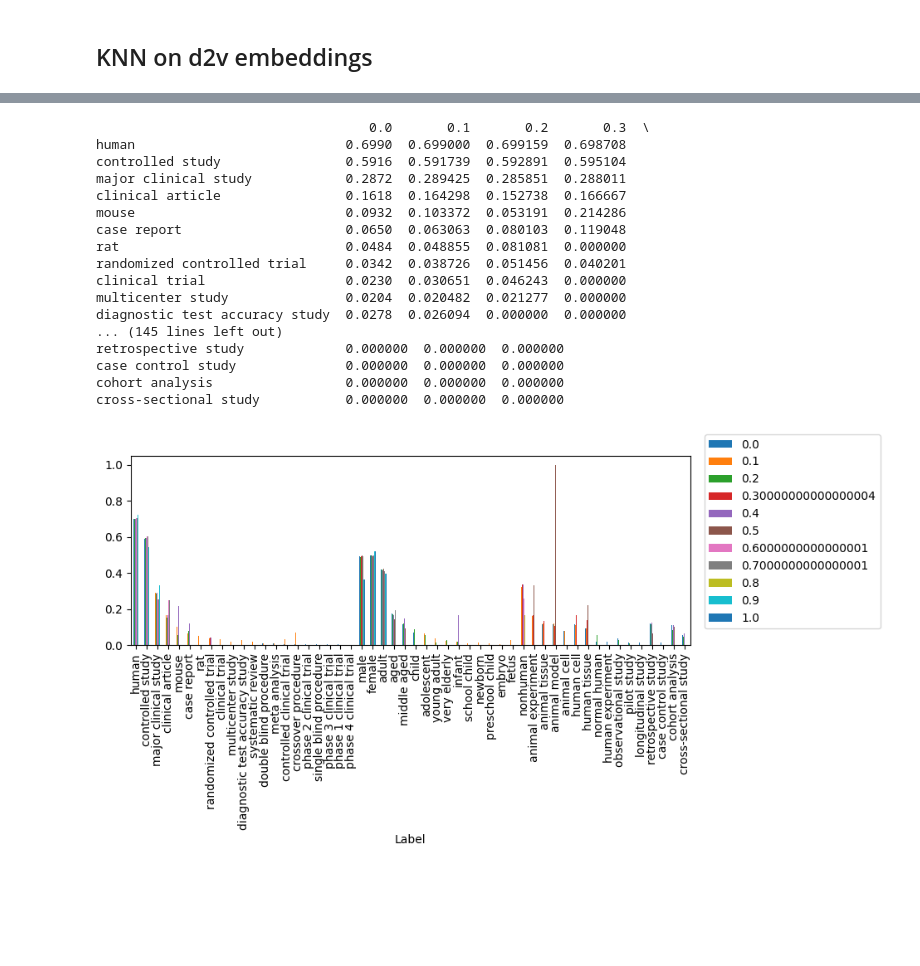
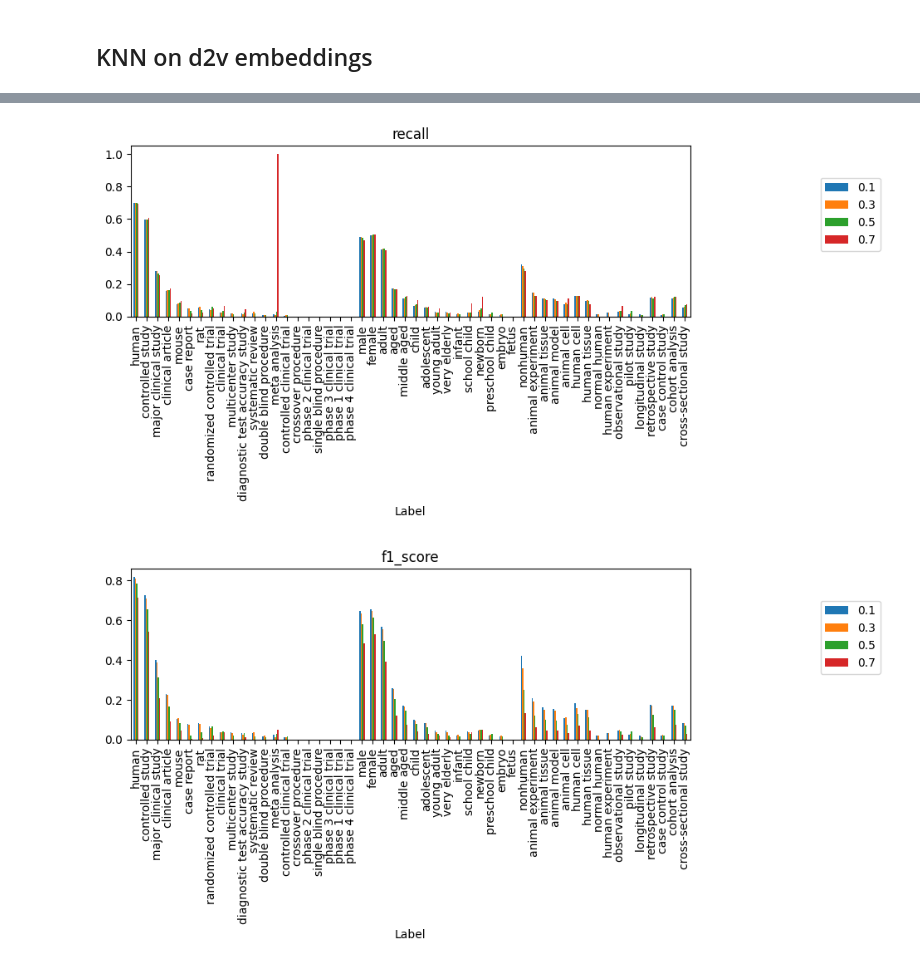
Before and after one commit to rvdb7345/ArticleClassifier, a Jupyter notebook: notebooks/EDA_canary_text.ipynb, the cells around one changed output, grey strips where cells are left out. Drawn from its saved outputs; the diff is of its cells as text; code cells hidden in the pictures; blank space fills up the shorter version.

```diff
--- a/notebooks/EDA_canary_text.ipynb
+++ b/notebooks/EDA_canary_text.ipynb
@@ -60,0 +40,10 @@ label_columns = train_data_df.loc[:, ~train_data_df.columns.isin(['input_raw', '
+# %%
+def get_labels(row):
+    return(list(row.index[row==1]))
+
+# print(train_data_df)
+label_columns = train_subset_df.loc[:, ~train_data_df.columns.isin(['input_raw', 'input', 'pui'])]
+
+train_subset_df['label'] = train_subset_df.apply(lambda row:get_labels(row[label_columns.columns]), axis=1)
+train_subset_df = train_subset_df.explode('label')
+print(train_subset_df)
@@ -61,12 +73,13 @@ label_columns = train_data_df.loc[:, ~train_data_df.columns.isin(['input_raw', '
 # %% [markdown]
 ## embed documents with d2v
 # %%
-documents = [TaggedDocument(doc, [i]) for i, doc in train_data_df[['input']].iterrows()]
+documents = [TaggedDocument(doc['input'], tags=[doc['label']])
+             for i, doc in train_subset_df.iterrows()]
 # %%
 model = Doc2Vec(documents, vector_size=128, window=5, min_count=1, workers=4)
 # %%
 # create the embeddings
-train_embedded_docs = np.array([model.dv[i] for i, doc in train_subset_df[['input']].iterrows()])
+train_embedded_docs = np.array([model.infer_vector(doc) for i, doc in train_subset_df[['input']].iterrows()])
 val_embedded_docs = np.array([model.infer_vector(doc) for i, doc in val_subset_df[['input']].iterrows()])
 # %%
 val_embedded_docs
@@ -164,9 +177,10 @@ ValueError: Length of values (2) does not match length of index (5000)
 from sklearn.neighbors import KNeighborsClassifier
 from sklearn.metrics import precision_score, recall_score, confusion_matrix, f1_score
 # %%
-knn = KNeighborsClassifier(n_neighbors=7, weights='uniform', n_jobs=-1)
+knn = KNeighborsClassifier(n_neighbors=15, weights='uniform', n_jobs=-1)
 
-thresholds = np.arange(0, 1.1, 0.1)
+thresholds = np.arange(0.1, 0.9, 0.2)
+thresholds = [round(threshold, 2) for threshold in thresholds]
 scorers = {'recall': recall_score, 'f1_score': f1_score, 'precision': precision_score}
 
 print(thresholds)
@@ -401,37 +244,21 @@ controlled clinical trial-1.0:           The precision: 0.00
 # %%
 # check the effect of the prediction threshold on the different scores
 for scorer_name, scorer in scorers.items():
     df = pd.DataFrame(list(scores[scorer_name].values()), index=list(scores[scorer_name].keys())).transpose()
 
     fig, ax= plt.subplots(1,1, figsize=(10,5))
-    ax.set_title(f'')
+    ax.set_title(f'{scorer_name}')
     df.plot.bar(ax=ax)
     ax.set_xlabel('Label')
     plt.legend(bbox_to_anchor = (1.35, 0.6), loc='center right')
     fig.tight_layout()
     fig.show()
 
     # plt.figure()
     # plt.title(f'{} for knn with each ')
     # plt.bar(range(len(recall_scores)), list(recall_scores.values()), align='center')
     # plt.xticks(range(len(recall_scores)), list(recall_scores.keys()), rotation=90)
     # plt.show()
 # %% [output]
-                                   0.0       0.1       0.2       0.3  \
-human                           0.6990  0.699000  0.699159  0.698708
-controlled study                0.5916  0.591739  0.592891  0.595104
-major clinical study            0.2872  0.289425  0.285851  0.288011
-clinical article                0.1618  0.164298  0.152738  0.166667
-mouse                           0.0932  0.103372  0.053191  0.214286
-case report                     0.0650  0.063063  0.080103  0.119048
-rat                             0.0484  0.048855  0.081081  0.000000
-randomized controlled trial     0.0342  0.038726  0.051456  0.040201
-clinical trial                  0.0230  0.030651  0.046243  0.000000
-multicenter study               0.0204  0.020482  0.021277  0.000000
-diagnostic test accuracy study  0.0278  0.026094  0.000000  0.000000
-... (145 lines left out)
-retrospective study             0.000000  0.000000  0.000000
-case control study              0.000000  0.000000  0.000000
-cohort analysis                 0.000000  0.000000  0.000000
-cross-sectional study           0.000000  0.000000  0.000000
-[figure, old version]
+[figure, new version]
+[figure, added]
```
Also changed, not shown: parts of 5 cells of this notebook.
